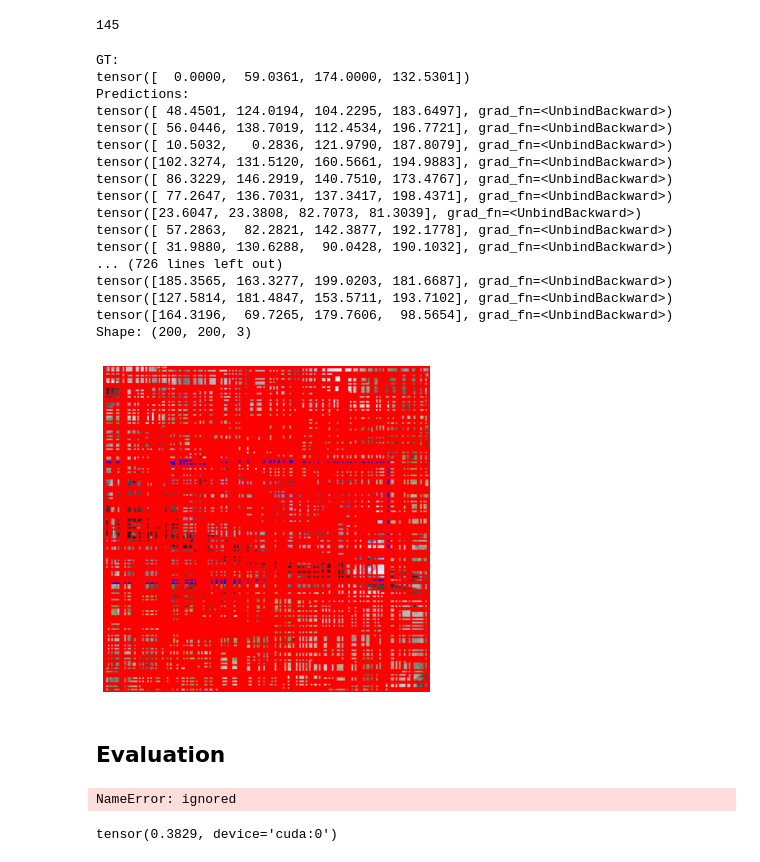
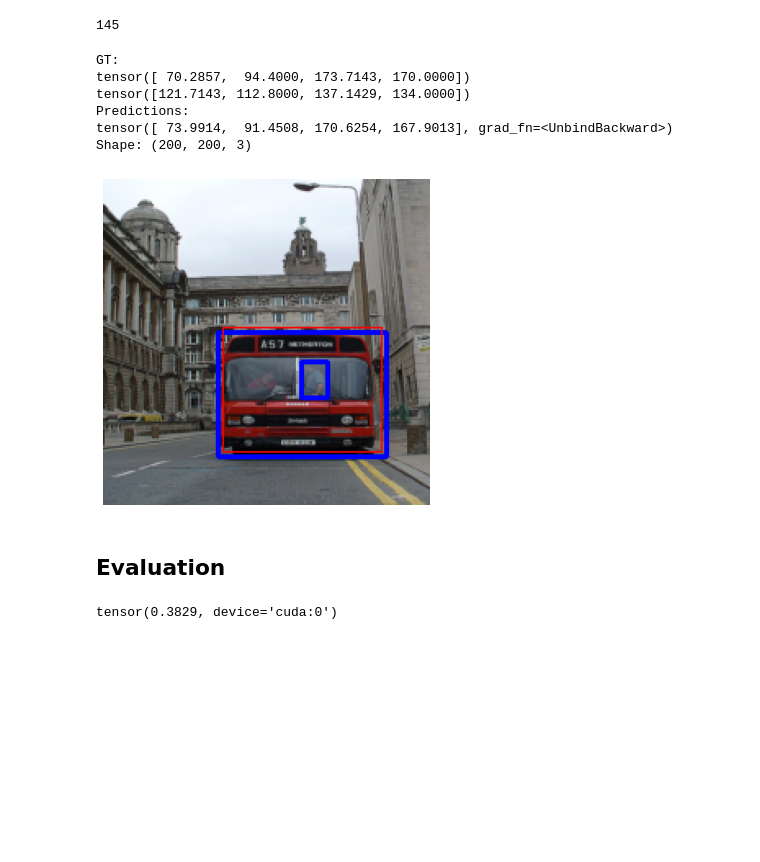
Before and after one commit to MIchaelKa/detection-tutorial, a Jupyter notebook: detection-tutorial.ipynb, the cells around one changed output. Drawn from its saved outputs; the diff is of its cells as text; code cells hidden in the pictures; blank space fills up the shorter version.

```diff
--- a/detection-tutorial.ipynb
+++ b/detection-tutorial.ipynb
@@ -5,0 +6,12 @@ ModuleNotFoundError: No module named 'google.colab'
+# %%
+import torch
+def get_device():
+    if torch.cuda.is_available():
+        device = torch.device("cuda")
+        print('There are %d GPU(s) available.' % torch.cuda.device_count())
+        print('We will use the GPU:', torch.cuda.get_device_name(0))
+    else:
+        device = torch.device("cpu")
+        print('No GPU available, using the CPU instead.')
+
+    return device
@@ -424,16 +505,28 @@ box_loss_settings = dict(
     fix_no_anchors = False,
 
     enable_random_neg = True,
-
     enable_hnm = False,
     neg_pos_ratio = 3.0
+)
+
+# detection_settings = dict(
+#     clip_predictions=False,
+#     prob_threshold=0.5,
+#     max_overlap=0.7
+# )
+
+detection_settings = dict(
+    clip_predictions=True,
+    prob_threshold=0.7,
+    max_overlap=0.3
 )
 
 params = {
     'generate_anchors_settings' : generate_anchors_settings,
     'box_loss_settings' : box_loss_settings,
+    'detection_settings' : detection_settings,
 
-    # 'rpn_heads'         : 0,
+    # 'rpn_heads' : 0,
 
     'learning_rate'     : 0.001,
     'weight_decay'      : 0,
@@ -613,44 +607,42 @@ model.eval()
 print('')
 # %%
 offsets, labels = model(images)
+# %%
+# detection_settings
+detection_settings = dict(
+    clip_predictions=False,
+    prob_threshold=0.7,
+    max_overlap=0.3
+)
+
+model.clip_predictions = detection_settings['clip_predictions']
+model.prob_threshold = detection_settings['prob_threshold']
+model.max_overlap = detection_settings['max_overlap']
 # %%
-pred_boxes, pred_conf = model.detect(offsets, labels, prob_threshold=0.5, max_overlap=0.5)
+pred_boxes, pred_conf = model.detect(offsets, labels)
 # %%
 plt.figure(figsize=(6,6))
-image_index = 0
+image_index = 7
 gt_boxes = targets[image_index]['boxes']
 final_boxes = pred_boxes[image_index].cpu()
 show_predictions(images[image_index], gt_boxes, final_boxes, verbose=True)
 # %% [output]
 GT:
-tensor([  0.0000,  59.0361, 174.0000, 132.5301])
+tensor([ 70.2857,  94.4000, 173.7143, 170.0000])
+tensor([121.7143, 112.8000, 137.1429, 134.0000])
 Predictions:
-tensor([ 48.4501, 124.0194, 104.2295, 183.6497], grad_fn=<UnbindBackward>)
-tensor([ 56.0446, 138.7019, 112.4534, 196.7721], grad_fn=<UnbindBackward>)
-tensor([ 10.5032,   0.2836, 121.9790, 187.8079], grad_fn=<UnbindBackward>)
-tensor([102.3274, 131.5120, 160.5661, 194.9883], grad_fn=<UnbindBackward>)
-tensor([ 86.3229, 146.2919, 140.7510, 173.4767], grad_fn=<UnbindBackward>)
-tensor([ 77.2647, 136.7031, 137.3417, 198.4371], grad_fn=<UnbindBackward>)
-tensor([23.6047, 23.3808, 82.7073, 81.3039], grad_fn=<UnbindBackward>)
-tensor([ 57.2863,  82.2821, 142.3877, 192.1778], grad_fn=<UnbindBackward>)
-tensor([ 31.9880, 130.6288,  90.0428, 190.1032], grad_fn=<UnbindBackward>)
-... (726 lines left out)
-tensor([185.3565, 163.3277, 199.0203, 181.6687], grad_fn=<UnbindBackward>)
-tensor([127.5814, 181.4847, 153.5711, 193.7102], grad_fn=<UnbindBackward>)
-tensor([164.3196,  69.7265, 179.7606,  98.5654], grad_fn=<UnbindBackward>)
+tensor([ 73.9914,  91.4508, 170.6254, 167.9013], grad_fn=<UnbindBackward>)
 Shape: (200, 200, 3)
-[figure, old version]
+[figure, new version]
 # %% [markdown]
 ## Evaluation
 # %%
 from utils import calculate_mAP
 # %%
-det_boxes = pred_boxes
-det_scores = pred_conf
-true_boxes = [t['boxes'] for t in targets]
-true_labels = [t['labels'] for t in targets]
+# det_boxes = pred_boxes
+# det_scores = pred_conf
+# true_boxes = [t['boxes'] for t in targets]
+# true_labels = [t['labels'] for t in targets]
-# %% [output]
-NameError: ignored
 # %%
 calculate_mAP(pred_boxes, pred_conf, true_boxes, true_labels, device)
 # %% [output]
```
Also changed, not shown: parts of 39 cells of this notebook, 5 other files.
